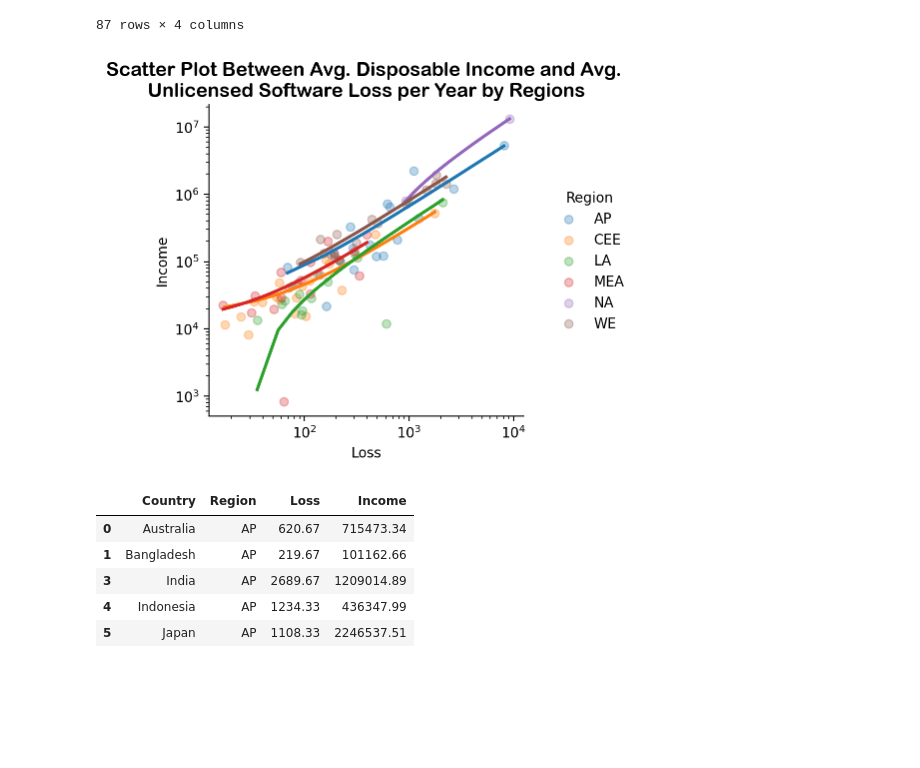
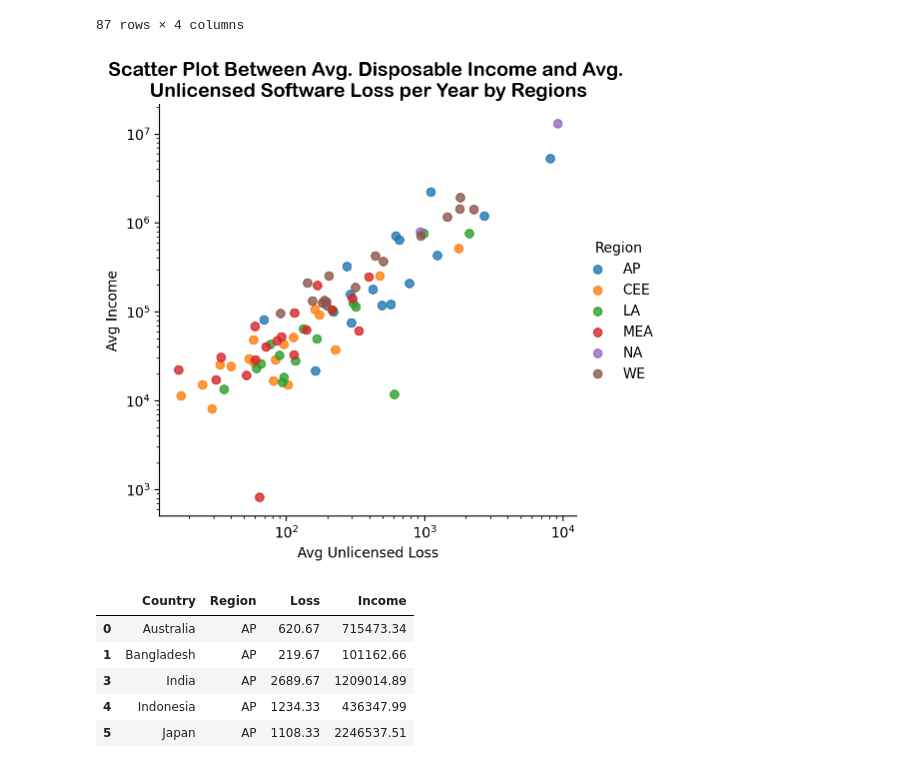
Before and after one commit to purachai-phonwisut/machine_learning_project, a Jupyter notebook: Com.ipynb, the cells around one changed output. Drawn from its saved outputs; the diff is of its cells as text; code cells hidden in the pictures; blank space fills up the shorter version.

```diff
--- a/Com.ipynb
+++ b/Com.ipynb
@@ -112,13 +112,15 @@ m_df
 87 rows × 4 columns
 # %%
 # Scatter Plot show correlation
-grid = sns.lmplot(x="Loss", y="Income", data=m_df, hue="Region", height=4, aspect=1,
-           scatter_kws={'alpha':.3}, ci=False)
+grid = sns.lmplot(x="Loss", y="Income", data=m_df, hue="Region",
+            ci=False, fit_reg=False)
 grid.set(xscale="log", yscale="log")
+plt.ylabel("Avg Income")
+plt.xlabel("Avg Unlicensed Loss")
 plt.title("Scatter Plot Between Avg. Disposable Income and Avg. \nUnlicensed Software Loss per Year by Regions",
           fontsize=14, fontname='Arial Rounded MT Bold');
 # %% [output]
-[figure, old version]
+[figure, new version]
 # %%
 # Exclude NA and China
 df3 = m_df[m_df["Region"] != "NA"][m_df["Country"] != "China"]
```
Also changed, not shown: parts of 6 cells of this notebook.
